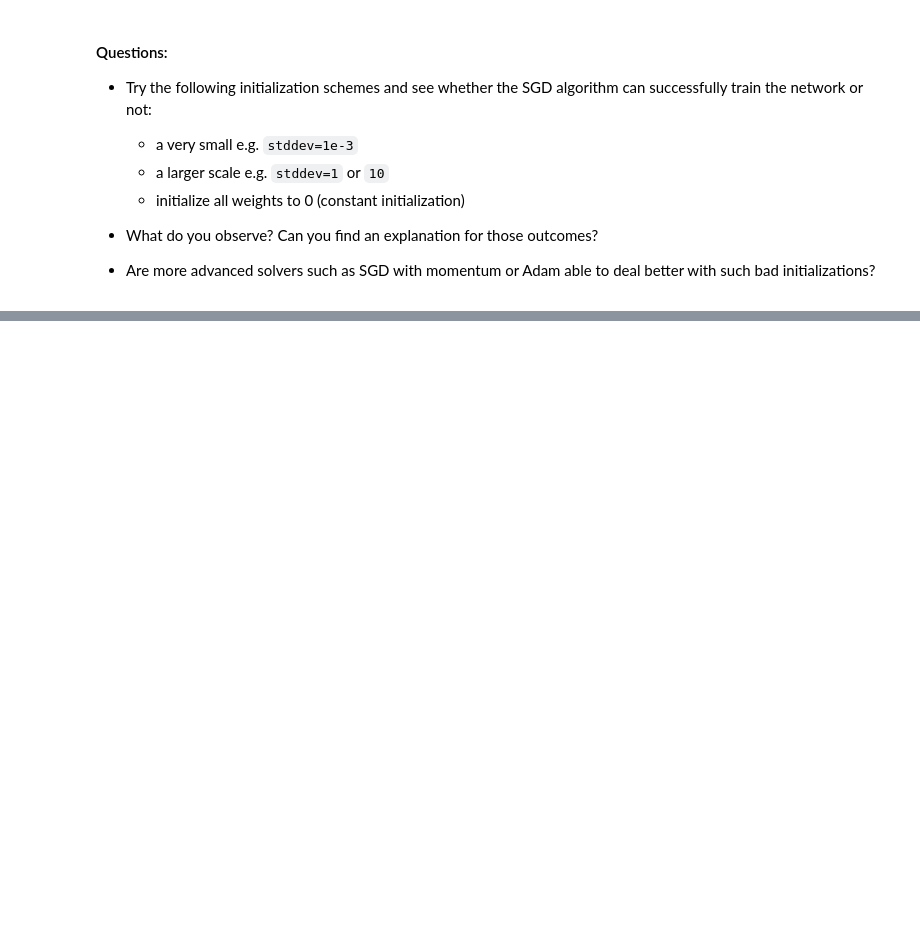
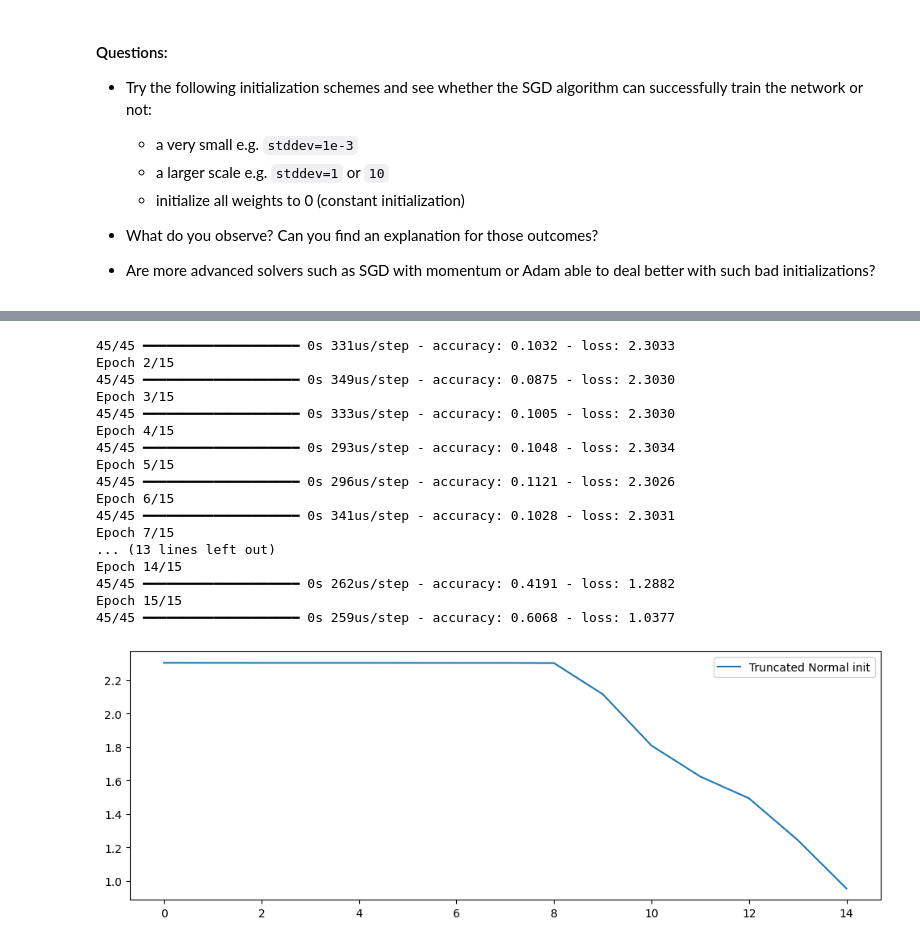
Before and after one commit to omaralfaqih6/deep_learning, a Jupyter notebook: 01_materials/labs/lab_1.ipynb, the cells around one changed output, grey strips where cells are left out. Saved outputs shown, nothing was run; the diff lists cells and outputs as text; code cells hidden in the pictures; blank space fills up the shorter version.

```diff
--- a/01_materials/labs/lab_1.ipynb
+++ b/01_materials/labs/lab_1.ipynb
@@ -842,3 +855,32 @@ model.layers[0].weights
 
 - Are more advanced solvers such as SGD with momentum or Adam able
   to deal better with such bad initializations?
+# %%
+# Your code here - Modify the variable according to the question above for each point:
+# stddev = 1e-3 - Model_a
+from keras import initializers
+from keras import optimizers
+
+input_dim = 64
+hidden_dim = 64
+output_dim = 10
+
+normal_init = initializers.TruncatedNormal(stddev=0.001, seed=42)
+
+model_a = Sequential()
+model_a.add(Dense(hidden_dim, input_dim=input_dim, activation="tanh",
+                kernel_initializer=normal_init))
+model_a.add(Dense(hidden_dim, activation="tanh",
+                kernel_initializer=normal_init))
+model_a.add(Dense(output_dim, activation="softmax",
+                kernel_initializer=normal_init))
+
+model_a.compile(optimizer=optimizers.SGD(learning_rate=0.1),
+              loss='categorical_crossentropy', metrics=['accuracy'])
+
+history = model_a.fit(X_train, y_train, epochs=15, batch_size=32)
+
+plt.figure(figsize=(12, 4))
+plt.plot(history.history['loss'], label="Truncated Normal init")
+plt.legend();
+# %% [output]
@@ -845 +889,19 @@ model.layers[0].weights
+45/45 ━━━━━━━━━━━━━━━━━━━━ 0s 331us/step - accuracy: 0.1032 - loss: 2.3033
+Epoch 2/15
+45/45 ━━━━━━━━━━━━━━━━━━━━ 0s 349us/step - accuracy: 0.0875 - loss: 2.3030
+Epoch 3/15
+45/45 ━━━━━━━━━━━━━━━━━━━━ 0s 333us/step - accuracy: 0.1005 - loss: 2.3030
+Epoch 4/15
+45/45 ━━━━━━━━━━━━━━━━━━━━ 0s 293us/step - accuracy: 0.1048 - loss: 2.3034
+Epoch 5/15
+45/45 ━━━━━━━━━━━━━━━━━━━━ 0s 296us/step - accuracy: 0.1121 - loss: 2.3026
+Epoch 6/15
+45/45 ━━━━━━━━━━━━━━━━━━━━ 0s 341us/step - accuracy: 0.1028 - loss: 2.3031
+Epoch 7/15
+... (13 lines left out)
+Epoch 14/15
+45/45 ━━━━━━━━━━━━━━━━━━━━ 0s 262us/step - accuracy: 0.4191 - loss: 1.2882
+Epoch 15/15
+45/45 ━━━━━━━━━━━━━━━━━━━━ 0s 259us/step - accuracy: 0.6068 - loss: 1.0377
+[figure, added]
 # %%
```
Also changed, not shown: parts of 9 cells of this notebook.
